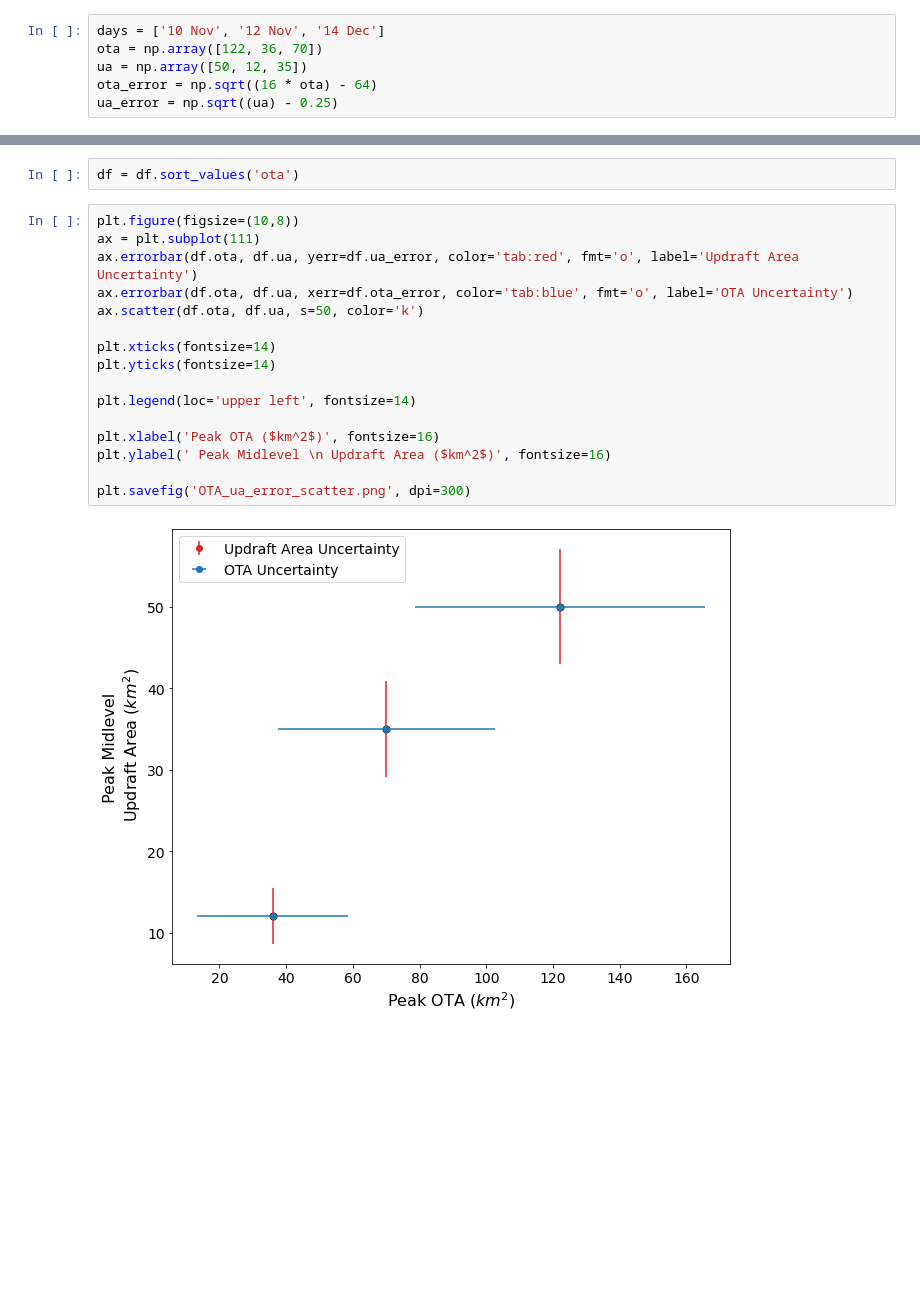
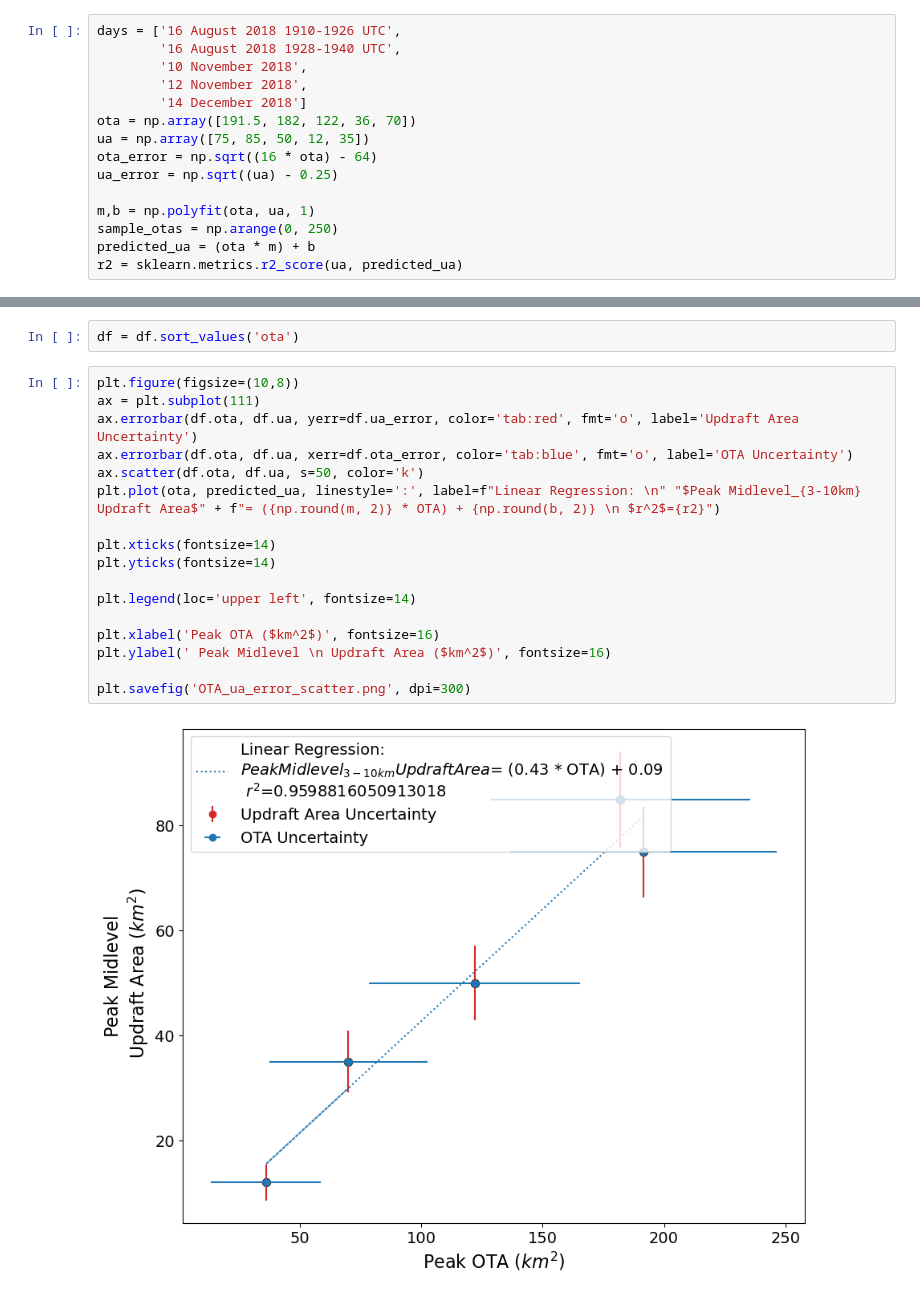
Before and after one commit to mgrover1/ot-dda-analysis, a Jupyter notebook: notebooks/ot_ua_uncertainty.ipynb, the cells around one changed output, grey strips where cells are left out. Drawn from its saved outputs; the diff is of its cells as text; blank space fills up the shorter version.

Commit message:
add updraft-ot scatter plot updates

```diff
--- a/notebooks/ot_ua_uncertainty.ipynb
+++ b/notebooks/ot_ua_uncertainty.ipynb
@@ -7,9 +8,18 @@ import pandas as pd
 # %%
-days = ['10 Nov', '12 Nov', '14 Dec']
-ota = np.array([122, 36, 70])
-ua = np.array([50, 12, 35])
+days = ['16 August 2018 1910-1926 UTC',
+        '16 August 2018 1928-1940 UTC',
+        '10 November 2018',
+        '12 November 2018',
+        '14 December 2018']
+ota = np.array([191.5, 182, 122, 36, 70])
+ua = np.array([75, 85, 50, 12, 35])
 ota_error = np.sqrt((16 * ota) - 64)
 ua_error = np.sqrt((ua) - 0.25)
+
+m,b = np.polyfit(ota, ua, 1)
+sample_otas = np.arange(0, 250)
+predicted_ua = (ota * m) + b
+r2 = sklearn.metrics.r2_score(ua, predicted_ua)
 # %%
 df = pd.DataFrame({'date':days,
                    'ota':ota,
@@ -21,18 +31,19 @@ df = df.sort_values('ota')
 # %%
 plt.figure(figsize=(10,8))
 ax = plt.subplot(111)
 ax.errorbar(df.ota, df.ua, yerr=df.ua_error, color='tab:red', fmt='o', label='Updraft Area Uncertainty')
 ax.errorbar(df.ota, df.ua, xerr=df.ota_error, color='tab:blue', fmt='o', label='OTA Uncertainty')
 ax.scatter(df.ota, df.ua, s=50, color='k')
+plt.plot(ota, predicted_ua, linestyle=':', label=f"Linear Regression: \n" "$Peak Midlevel_{3-10km} Updraft Area$" + f"= ({np.round(m, 2)} * OTA) + {np.round(b, 2)} \n $r^2$={r2}")
 
 plt.xticks(fontsize=14)
 plt.yticks(fontsize=14)
 
 plt.legend(loc='upper left', fontsize=14)
 
 plt.xlabel('Peak OTA ($km^2$)', fontsize=16)
 plt.ylabel(' Peak Midlevel \n Updraft Area ($km^2$)', fontsize=16)
 
 plt.savefig('OTA_ua_error_scatter.png', dpi=300)
 # %% [output]
-[figure, old version]
+[figure, new version]
```
Also changed, not shown: parts of 2 cells of this notebook.
